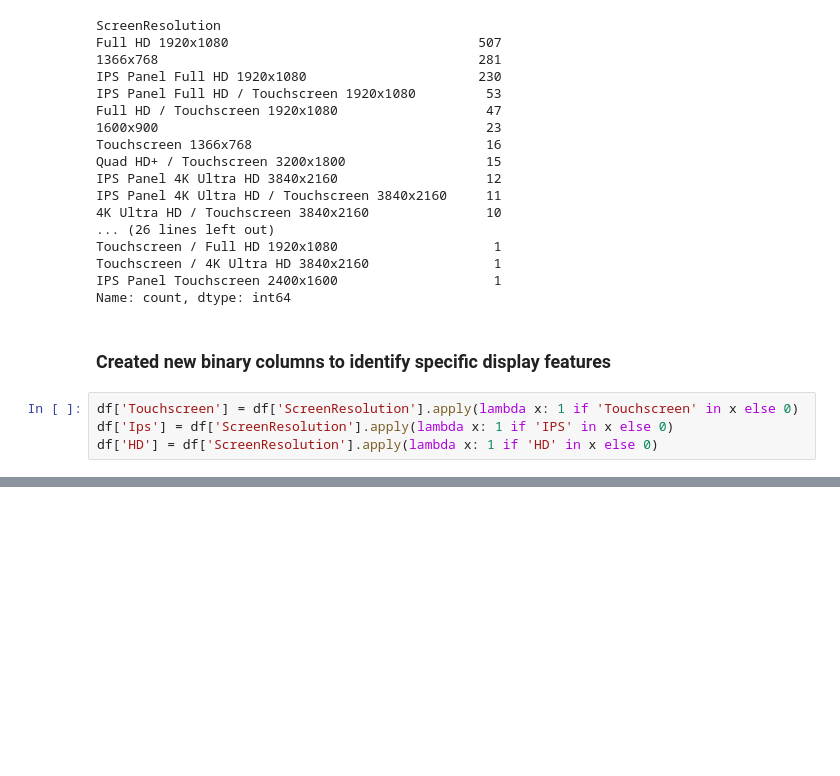
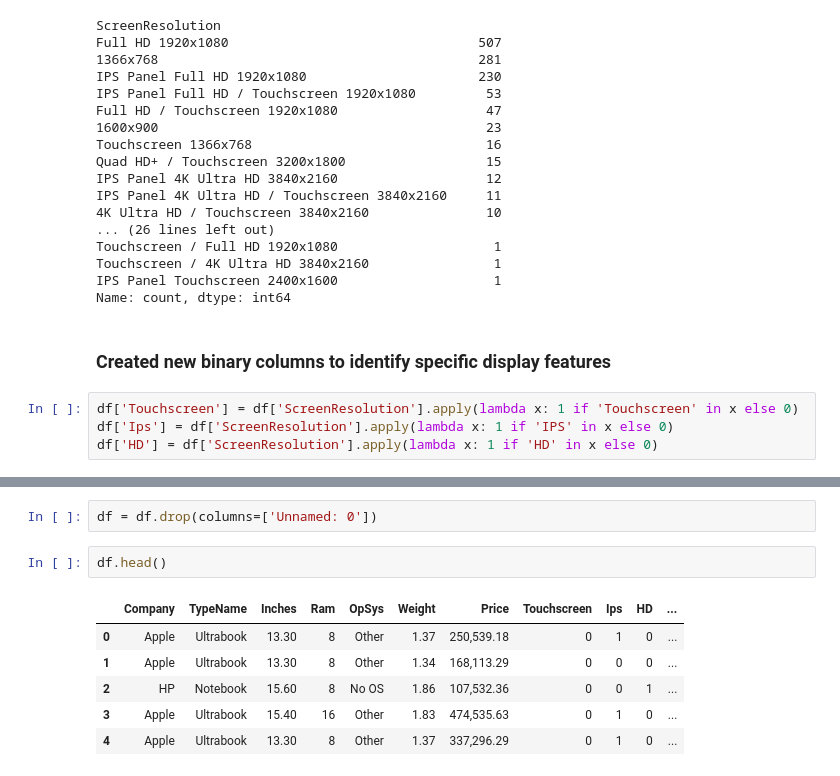
Before and after one commit to Ddasunsandeepa/laptop_price_predictor_project, a Jupyter notebook: notebooks/FC212036_Dileesha/DecisionTree.ipynb, the cells around one changed output, grey strips where cells are left out. Drawn from its saved outputs; the diff is of its cells as text; blank space fills up the shorter version.

```diff
--- a/notebooks/FC212036_Dileesha/DecisionTree.ipynb
+++ b/notebooks/FC212036_Dileesha/DecisionTree.ipynb
@@ -248,0 +537,11 @@ df.head()
+# %%
+df = df.drop(columns=['Unnamed: 0'])
+# %%
+df.head()
+# %% [output]
+|  | Company | TypeName | Inches | Ram | OpSys | Weight | Price | Touchscreen | Ips | HD | ... |
+| 0 | Apple | Ultrabook | 13.30 | 8 | Other | 1.37 | 250,539.18 | 0 | 1 | 0 | ... |
+| 1 | Apple | Ultrabook | 13.30 | 8 | Other | 1.34 | 168,113.29 | 0 | 0 | 0 | ... |
+| 2 | HP | Notebook | 15.60 | 8 | No OS | 1.86 | 107,532.36 | 0 | 0 | 1 | ... |
+| 3 | Apple | Ultrabook | 15.40 | 16 | Other | 1.83 | 474,535.63 | 0 | 1 | 0 | ... |
+| 4 | Apple | Ultrabook | 13.30 | 8 | Other | 1.37 | 337,296.29 | 0 | 1 | 0 | ... |
```
Also changed, not shown: parts of 37 cells of this notebook.
